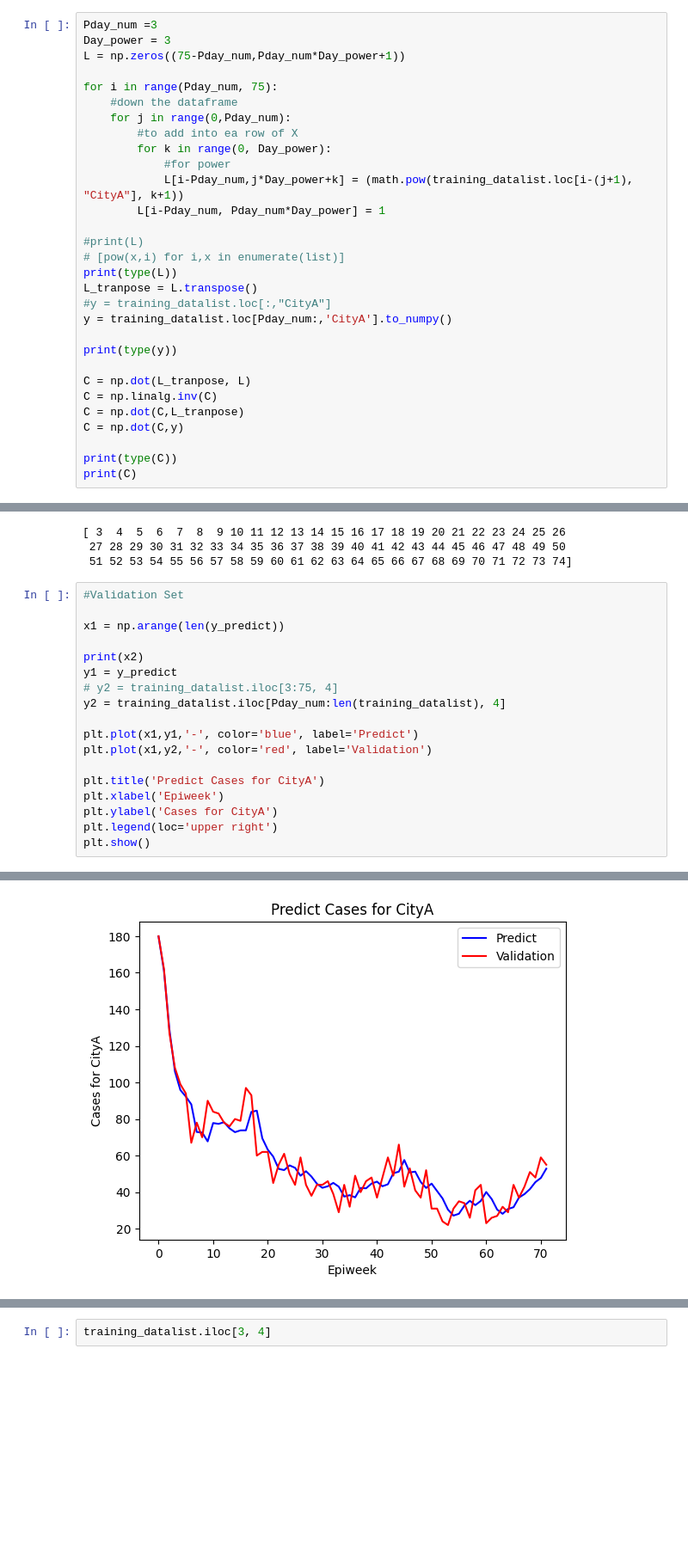
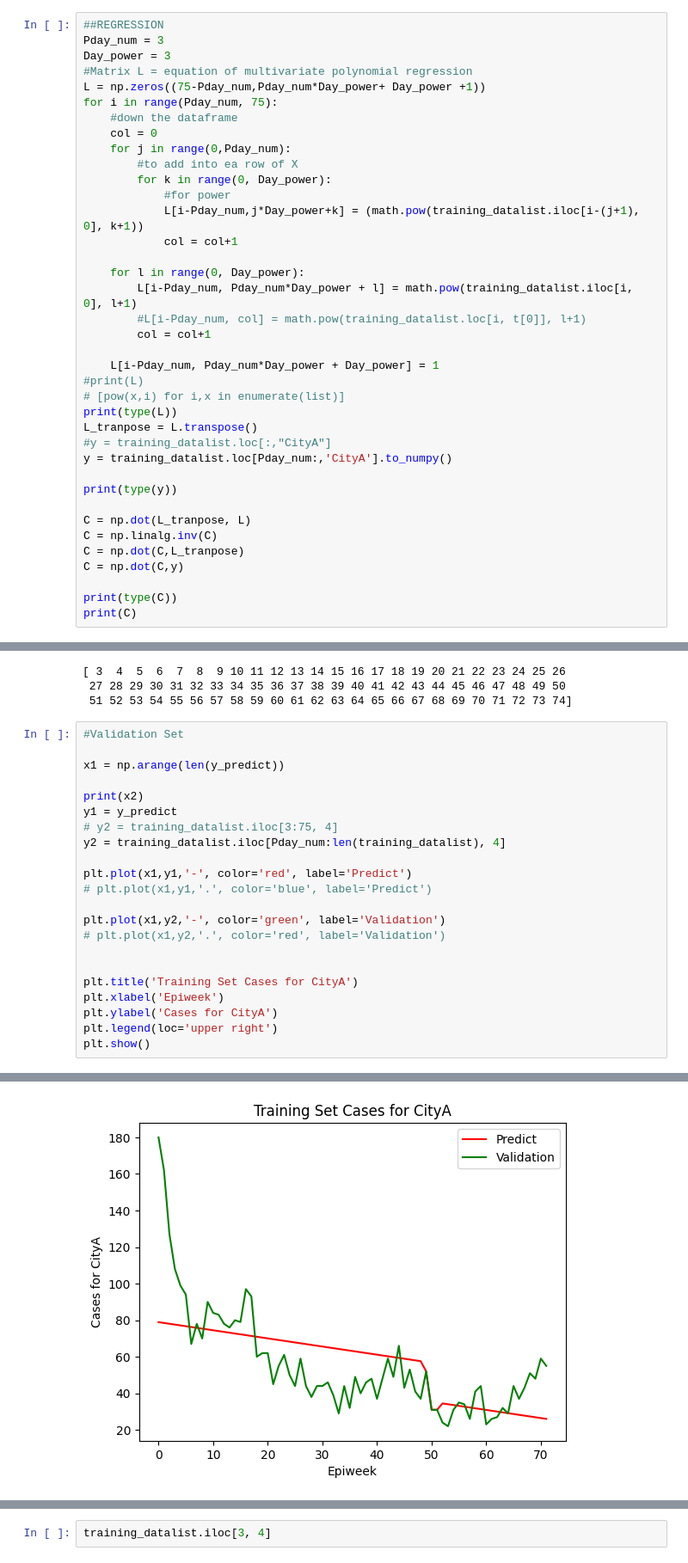
Before and after one commit to kk-leeru/ML-Hw1, a Jupyter notebook: hw1_template.ipynb, the cells around one changed output, grey strips where cells are left out. Shown: that part at 86% size. Cells and saved outputs as stored; diff of their text form; blank space fills up the shorter version.

```diff
--- a/hw1_template.ipynb
+++ b/hw1_template.ipynb
@@ -177,17 +146,25 @@ array([180, 162, 127, 108,  99,  94,  67,  78,  70,  90,  84,  83,  78,
 # %%
-Pday_num =3
+##REGRESSION
+Pday_num = 3
 Day_power = 3
-L = np.zeros((75-Pday_num,Pday_num*Day_power+1))
-
+#Matrix L = equation of multivariate polynomial regression
+L = np.zeros((75-Pday_num,Pday_num*Day_power+ Day_power +1))
 for i in range(Pday_num, 75):
     #down the dataframe
+    col = 0
     for j in range(0,Pday_num):
         #to add into ea row of X
         for k in range(0, Day_power):
             #for power
-            L[i-Pday_num,j*Day_power+k] = (math.pow(training_datalist.loc[i-(j+1), "CityA"], k+1))
-        L[i-Pday_num, Pday_num*Day_power] = 1
+            L[i-Pday_num,j*Day_power+k] = (math.pow(training_datalist.iloc[i-(j+1), 0], k+1))
+            col = col+1
 
+    for l in range(0, Day_power):
+        L[i-Pday_num, Pday_num*Day_power + l] = math.pow(training_datalist.iloc[i, 0], l+1)
+        #L[i-Pday_num, col] = math.pow(training_datalist.loc[i, t[0]], l+1)
+        col = col+1
+
+    L[i-Pday_num, Pday_num*Day_power + Day_power] = 1
 #print(L)
 # [pow(x,i) for i,x in enumerate(list)]
 print(type(L))
@@ -297,26 +343,30 @@ print(x2)
 # %%
 #Validation Set
 
 x1 = np.arange(len(y_predict))
 
 print(x2)
 y1 = y_predict
 # y2 = training_datalist.iloc[3:75, 4]
 y2 = training_datalist.iloc[Pday_num:len(training_datalist), 4]
 
-plt.plot(x1,y1,'-', color='blue', label='Predict')
-plt.plot(x1,y2,'-', color='red', label='Validation')
+plt.plot(x1,y1,'-', color='red', label='Predict')
+# plt.plot(x1,y1,'.', color='blue', label='Predict')
 
-plt.title('Predict Cases for CityA')
+plt.plot(x1,y2,'-', color='green', label='Validation')
+# plt.plot(x1,y2,'.', color='red', label='Validation')
+
+
+plt.title('Training Set Cases for CityA')
 plt.xlabel('Epiweek')
 plt.ylabel('Cases for CityA')
 plt.legend(loc='upper right')
 plt.show()
 # %% [output]
 [ 3  4  5  6  7  8  9 10 11 12 13 14 15 16 17 18 19 20 21 22 23 24 25 26
  27 28 29 30 31 32 33 34 35 36 37 38 39 40 41 42 43 44 45 46 47 48 49 50
  51 52 53 54 55 56 57 58 59 60 61 62 63 64 65 66 67 68 69 70 71 72 73 74]
-[figure, old version]
+[figure, new version]
 # %%
 y_predict[2]
 # %% [output]
```
Also changed, not shown: parts of 21 cells of this notebook, 1 other file.
